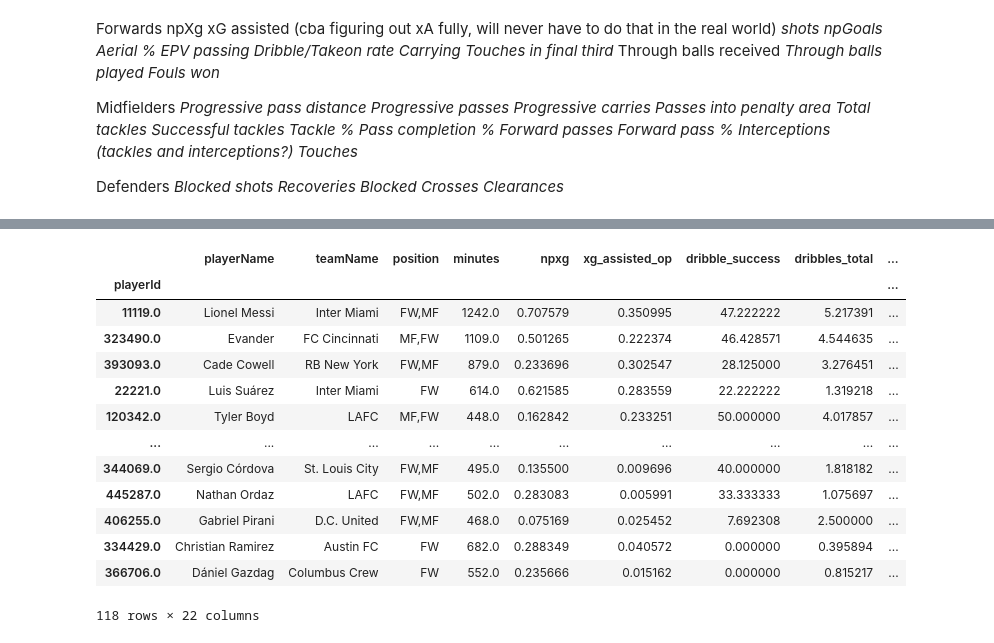
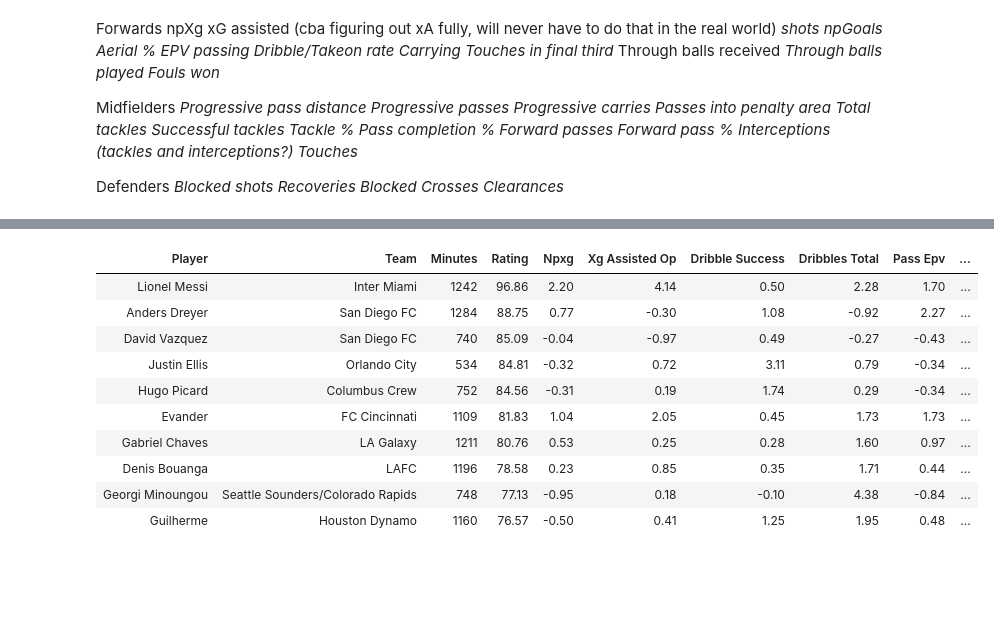
Before and after one commit to nkrackeler30/MLSCompRatingArticle, a Jupyter notebook: CompRatingArticle.ipynb, the cells around one changed output, grey strips where cells are left out. Drawn from its saved outputs; the diff is of its cells as text; code cells hidden in the pictures; blank space fills up the shorter version.

```diff
--- a/CompRatingArticle.ipynb
+++ b/CompRatingArticle.ipynb
@@ -379,18 +487,18 @@ df2_wideattacker = obj.generate_ratings(position='FW', df_data= df, inclusive =
 # %%
-df2_wideattacker
+wide_attacker_dribbler = obj.generate_ratings(position='FW', df_data= df, inclusive = False, minutes_cutoff= 400, metric_names_and_weights={'npxg': 15,'xg_assisted_op':15, 'dribble_success': 20, 'dribbles_total': 20, 'pass_epv': 5, 'progressive_carrying_distance': 15, 'carries_into_penalty_area': 10}).sort_values('rating_100', ascending = False)
+wide_attacker_dribbler = obj.simplify_ratings(wide_attacker_dribbler)
+wide_attacker_dribbler = obj.display_table(wide_attacker_dribbler)
+wide_attacker_dribbler
 # %% [output]
-|  | playerName | teamName | position | minutes | npxg | xg_assisted_op | dribble_success | dribbles_total | ... |
-| playerId |  |  |  |  |  |  |  |  | ... |
-| 11119.0 | Lionel Messi | Inter Miami | FW,MF | 1242.0 | 0.707579 | 0.350995 | 47.222222 | 5.217391 | ... |
-| 323490.0 | Evander | FC Cincinnati | MF,FW | 1109.0 | 0.501265 | 0.222374 | 46.428571 | 4.544635 | ... |
-| 393093.0 | Cade Cowell | RB New York | FW,MF | 879.0 | 0.233696 | 0.302547 | 28.125000 | 3.276451 | ... |
-| 22221.0 | Luis Suárez | Inter Miami | FW | 614.0 | 0.621585 | 0.283559 | 22.222222 | 1.319218 | ... |
-| 120342.0 | Tyler Boyd | LAFC | MF,FW | 448.0 | 0.162842 | 0.233251 | 50.000000 | 4.017857 | ... |
-| ... | ... | ... | ... | ... | ... | ... | ... | ... | ... |
-| 344069.0 | Sergio Córdova | St. Louis City | FW,MF | 495.0 | 0.135500 | 0.009696 | 40.000000 | 1.818182 | ... |
-| 445287.0 | Nathan Ordaz | LAFC | FW,MF | 502.0 | 0.283083 | 0.005991 | 33.333333 | 1.075697 | ... |
-| 406255.0 | Gabriel Pirani | D.C. United | FW,MF | 468.0 | 0.075169 | 0.025452 | 7.692308 | 2.500000 | ... |
-| 334429.0 | Christian Ramirez | Austin FC | FW | 682.0 | 0.288349 | 0.040572 | 0.000000 | 0.395894 | ... |
-| 366706.0 | Dániel Gazdag | Columbus Crew | FW | 552.0 | 0.235666 | 0.015162 | 0.000000 | 0.815217 | ... |
+| Player | Team | Minutes | Rating | Npxg | Xg Assisted Op | Dribble Success | Dribbles Total | Pass Epv | ... |
+| Lionel Messi | Inter Miami | 1242 | 96.86 | 2.20 | 4.14 | 0.50 | 2.28 | 1.70 | ... |
+| Anders Dreyer | San Diego FC | 1284 | 88.75 | 0.77 | -0.30 | 1.08 | -0.92 | 2.27 | ... |
+| David Vazquez | San Diego FC | 740 | 85.09 | -0.04 | -0.97 | 0.49 | -0.27 | -0.43 | ... |
+| Justin Ellis | Orlando City | 534 | 84.81 | -0.32 | 0.72 | 3.11 | 0.79 | -0.34 | ... |
+| Hugo Picard | Columbus Crew | 752 | 84.56 | -0.31 | 0.19 | 1.74 | 0.29 | -0.34 | ... |
+| Evander | FC Cincinnati | 1109 | 81.83 | 1.04 | 2.05 | 0.45 | 1.73 | 1.73 | ... |
+| Gabriel Chaves | LA Galaxy | 1211 | 80.76 | 0.53 | 0.25 | 0.28 | 1.60 | 0.97 | ... |
+| Denis Bouanga | LAFC | 1196 | 78.58 | 0.23 | 0.85 | 0.35 | 1.71 | 0.44 | ... |
+| Georgi Minoungou | Seattle Sounders/Colorado Rapids | 748 | 77.13 | -0.95 | 0.18 | -0.10 | 4.38 | -0.84 | ... |
+| Guilherme | Houston Dynamo | 1160 | 76.57 | -0.50 | 0.41 | 1.25 | 1.95 | 0.48 | ... |
-118 rows × 22 columns
 # %%
```
Also changed, not shown: parts of 13 cells of this notebook.
